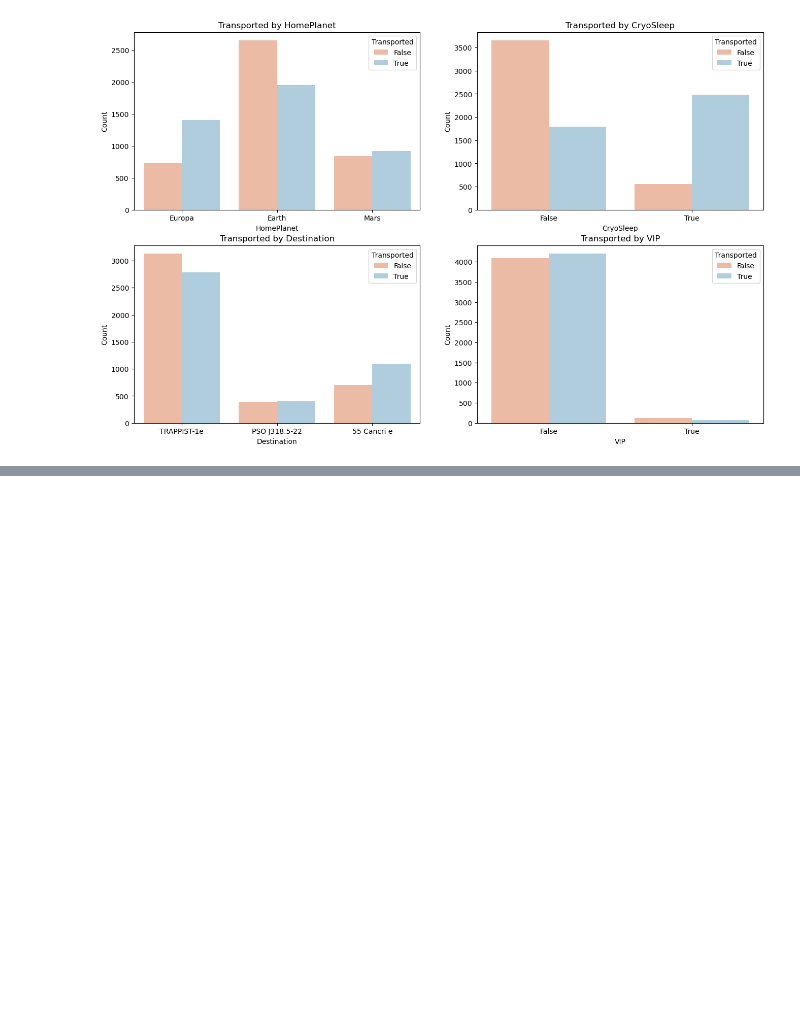
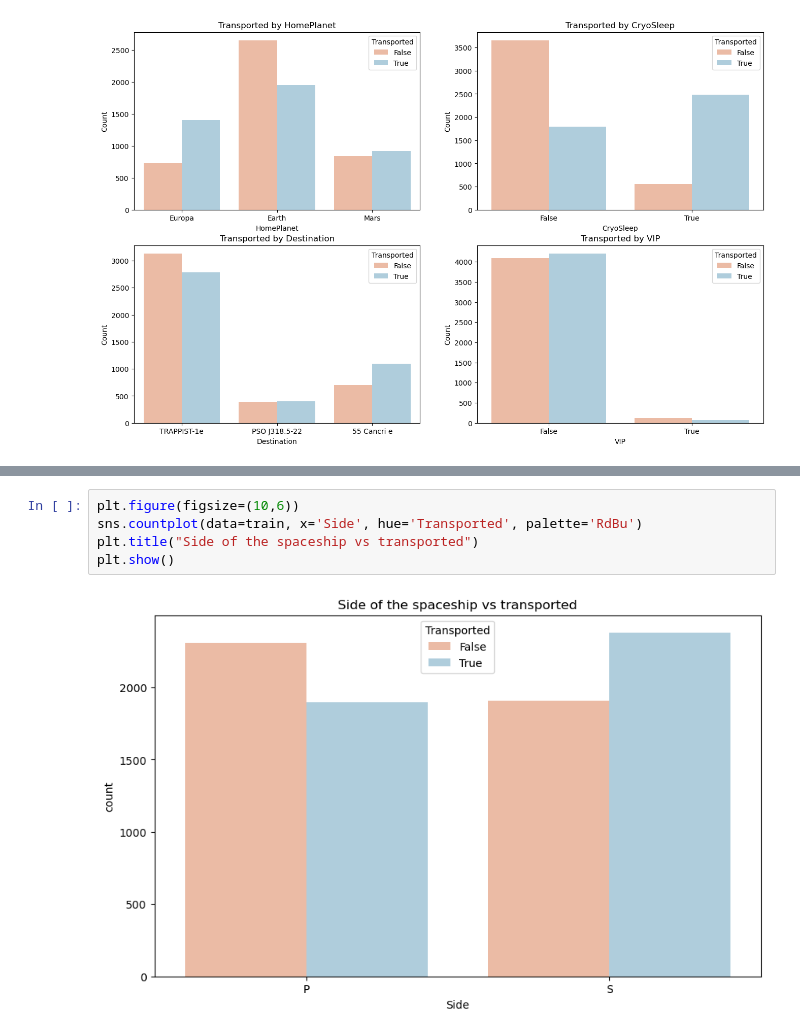
Before and after one commit to bkmund/spaceship-titanic, a Jupyter notebook: spaceship-eda.ipynb, the cells around one changed output, grey strips where cells are left out. Saved outputs shown, nothing was run; the diff lists cells and outputs as text; blank space fills up the shorter version.

```diff
--- a/spaceship-eda.ipynb
+++ b/spaceship-eda.ipynb
@@ -143,0 +144,7 @@ plt.show()
+# %%
+plt.figure(figsize=(10,6))
+sns.countplot(data=train, x='Side', hue='Transported', palette='RdBu')
+plt.title("Side of the spaceship vs transported")
+plt.show()
+# %% [output]
+[figure, added]
```
Also changed, not shown: parts of 6 cells of this notebook.
